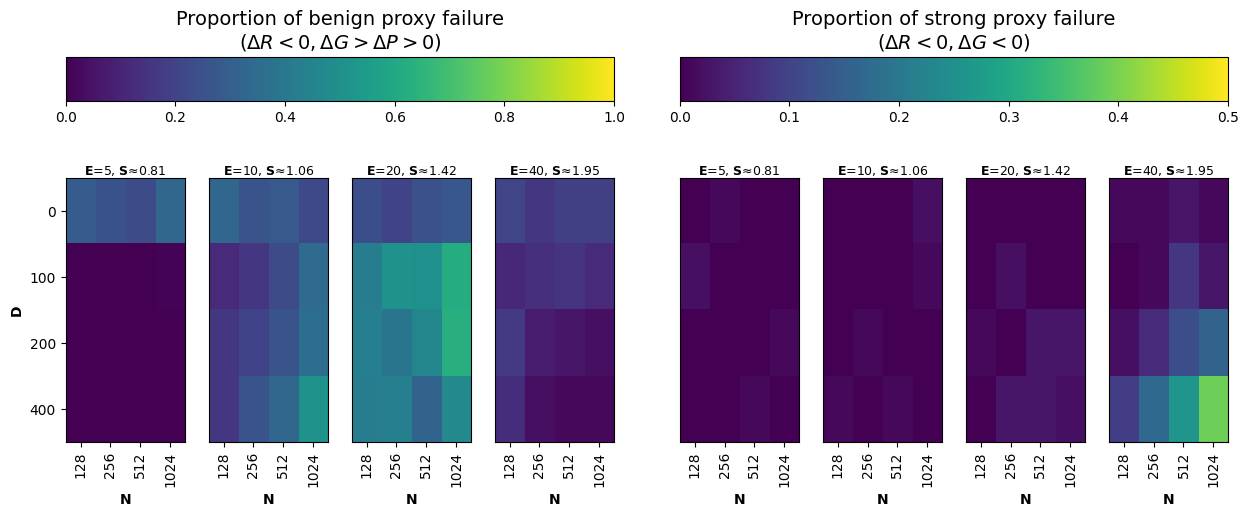
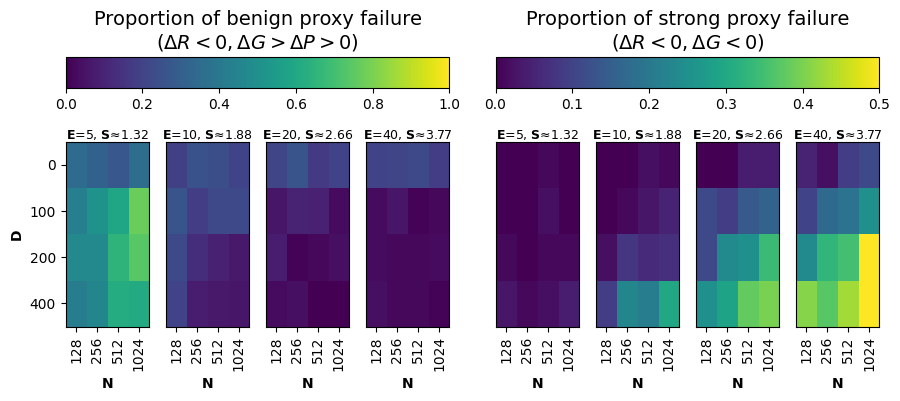
The notebook cell's code change between the first figure and the second:
--- before
+++ after
@@ -1,3 +1,4 @@
-fig = plt.figure( figsize =(15, 5))
+scale = 3.5
+fig = plt.figure( figsize =(scale *3, scale))
 
 #options_fig = ['DeltaCorr','proxy_failure','strong']
@@ -13,3 +14,3 @@
 
 #plt.savefig("figures_output/fig5.svg", format="svg", transparent=transparent)
-plt.savefig("figures_output/fig_res2.jpg", format="jpg", transparent=transparent, bbox_inches='tight')
+plt.savefig("figures_output/fig_res2.jpg", format="jpg", transparent=transparent, bbox_inches='tight', dpi = 400)

Commit: modified to have a more consistent random seed value